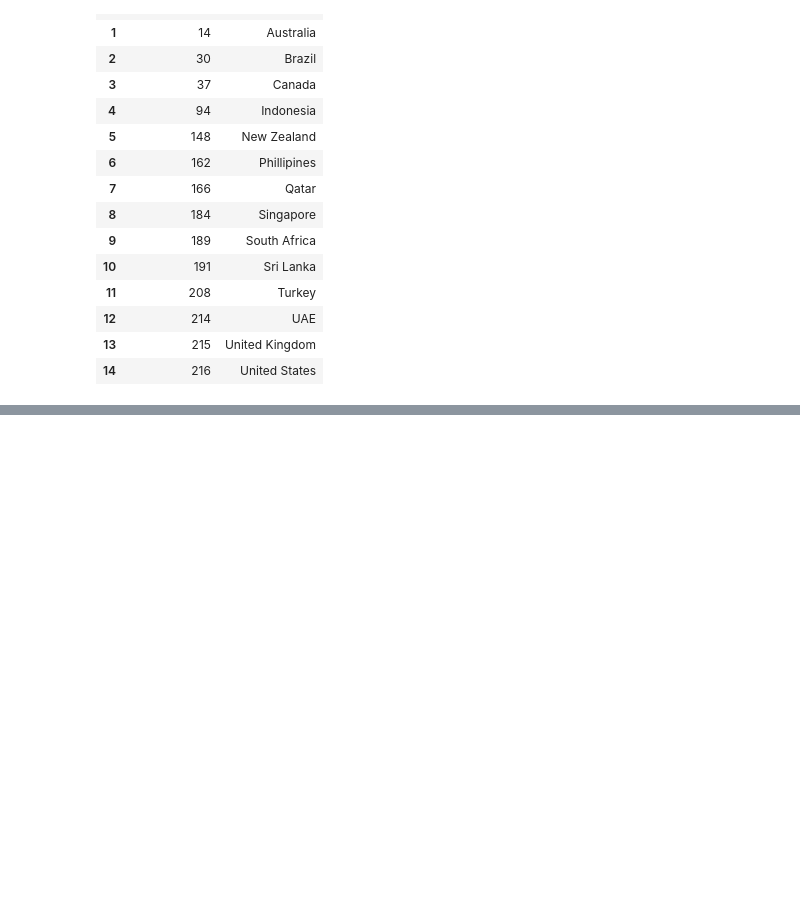
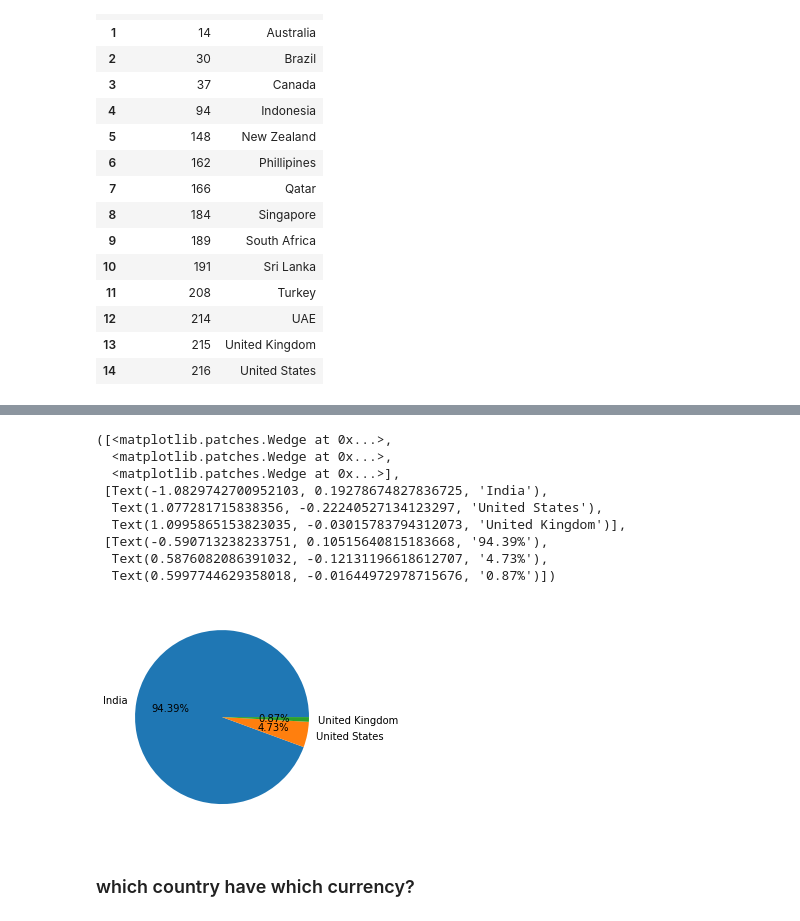
Before and after one commit to RukaiaAfsana/Feature-engineering-, a Jupyter notebook: zomato analysis/zomato analysis.ipynb, the cells around one changed output, grey strips where cells are left out. Drawn from its saved outputs; the diff is of its cells as text; code cells hidden in the pictures; blank space fills up the shorter version.

```diff
--- a/zomato analysis/zomato analysis.ipynb
+++ b/zomato analysis/zomato analysis.ipynb
@@ -6,3 +7,3 @@ import seaborn as sns
 # %%
-data = pd.read_csv('zomato.csv',encoding = 'latin-1')
+df = pd.read_csv('zomato.csv',encoding = 'latin-1')
 # %%
@@ -22,7 +23,5 @@ data
 | 9550 | 5927402 | Walter's Coffee Roastery | 208 | ÛÁstanbul | CafeaÛôa Mahallesi, BademaltÛ± So... | Moda | Moda, ÛÁstanbul | 29.026016 | ... |
 9551 rows × 21 columns
-# %%
-df = pd.DataFrame(data)
 # %%
 df.head(20)
 # %% [output]
@@ -166,0 +183,19 @@ final_df
+# %%
+country_name = final_df['Country'].value_counts().index
+# %%
+ country_counts=final_df['Country'].value_counts().values
+# %%
+plt.pie(country_counts[:3],labels=country_name[:3],autopct="%1.2f%%")
+# %% [output]
+([<matplotlib.patches.Wedge at 0x...>,
+  <matplotlib.patches.Wedge at 0x...>,
+  <matplotlib.patches.Wedge at 0x...>],
+ [Text(-1.0829742700952103, 0.19278674827836725, 'India'),
+  Text(1.077281715838356, -0.22240527134123297, 'United States'),
+  Text(1.0995865153823035, -0.03015783794312073, 'United Kingdom')],
+ [Text(-0.590713238233751, 0.10515640815183668, '94.39%'),
+  Text(0.5876082086391032, -0.12131196618612707, '4.73%'),
+  Text(0.5997744629358018, -0.01644972978715676, '0.87%')])
+[figure, added]
+# %% [markdown]
+### which country have which currency?
```
Also changed, not shown: parts of 15 cells of this notebook, 4 other files.
